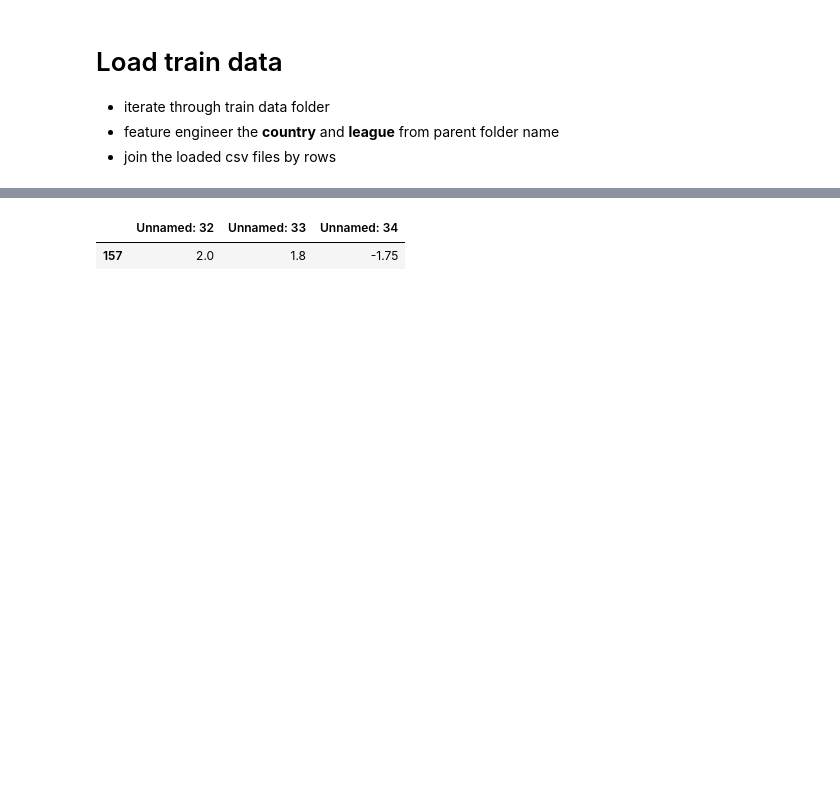
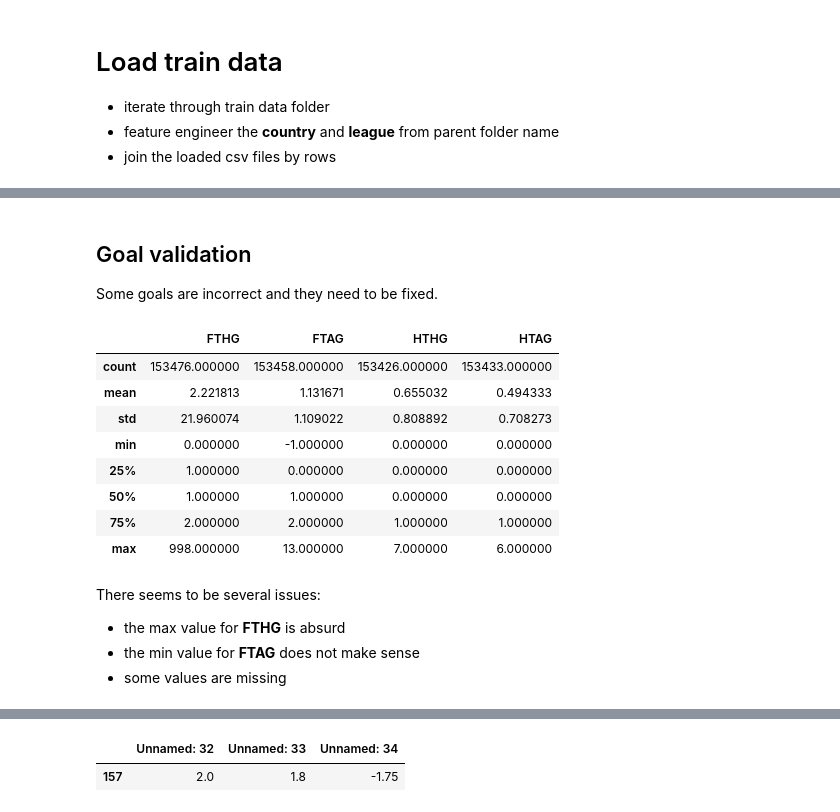
Before and after one commit to balooooooooo/machine-learning-2-coursework, a Jupyter notebook: preprocessing.ipynb, the cells around one changed output, grey strips where cells are left out. Drawn from its saved outputs; the diff is of its cells as text; code cells hidden in the pictures; blank space fills up the shorter version.

```diff
--- a/preprocessing.ipynb
+++ b/preprocessing.ipynb
@@ -32,0 +51,26 @@ In some cases, the data is wrong. This section correct the loaded data.
+# %%
+crucial_cols = ['Date', 'HomeTeam', 'AwayTeam']
+df = df.dropna(subset = crucial_cols)
+# %% [markdown]
+## Goal validation
+
+Some goals are incorrect and they need to be fixed.
+# %%
+goal_cols = ["FTHG", "FTAG", "HTHG", "HTAG"]
+df[goal_cols].describe()
+# %% [output]
+|  | FTHG | FTAG | HTHG | HTAG |
+| count | 153476.000000 | 153458.000000 | 153426.000000 | 153433.000000 |
+| mean | 2.221813 | 1.131671 | 0.655032 | 0.494333 |
+| std | 21.960074 | 1.109022 | 0.808892 | 0.708273 |
+| min | 0.000000 | -1.000000 | 0.000000 | 0.000000 |
+| 25% | 1.000000 | 0.000000 | 0.000000 | 0.000000 |
+| 50% | 1.000000 | 1.000000 | 0.000000 | 0.000000 |
+| 75% | 2.000000 | 2.000000 | 1.000000 | 1.000000 |
+| max | 998.000000 | 13.000000 | 7.000000 | 6.000000 |
+# %% [markdown]
+There seems to be several issues:
+
+- the max value for **FTHG** is absurd
+- the min value for **FTAG** does not make sense
+- some values are missing
```
Also changed, not shown: parts of 30 cells of this notebook.
